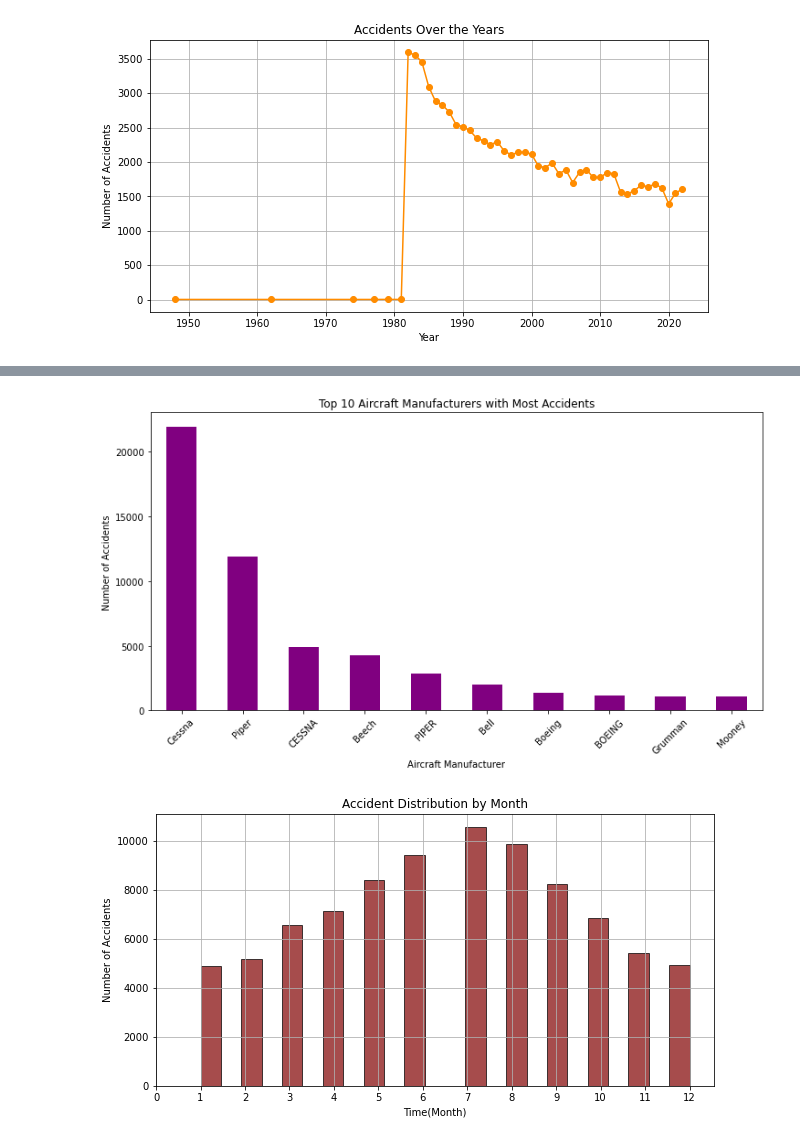
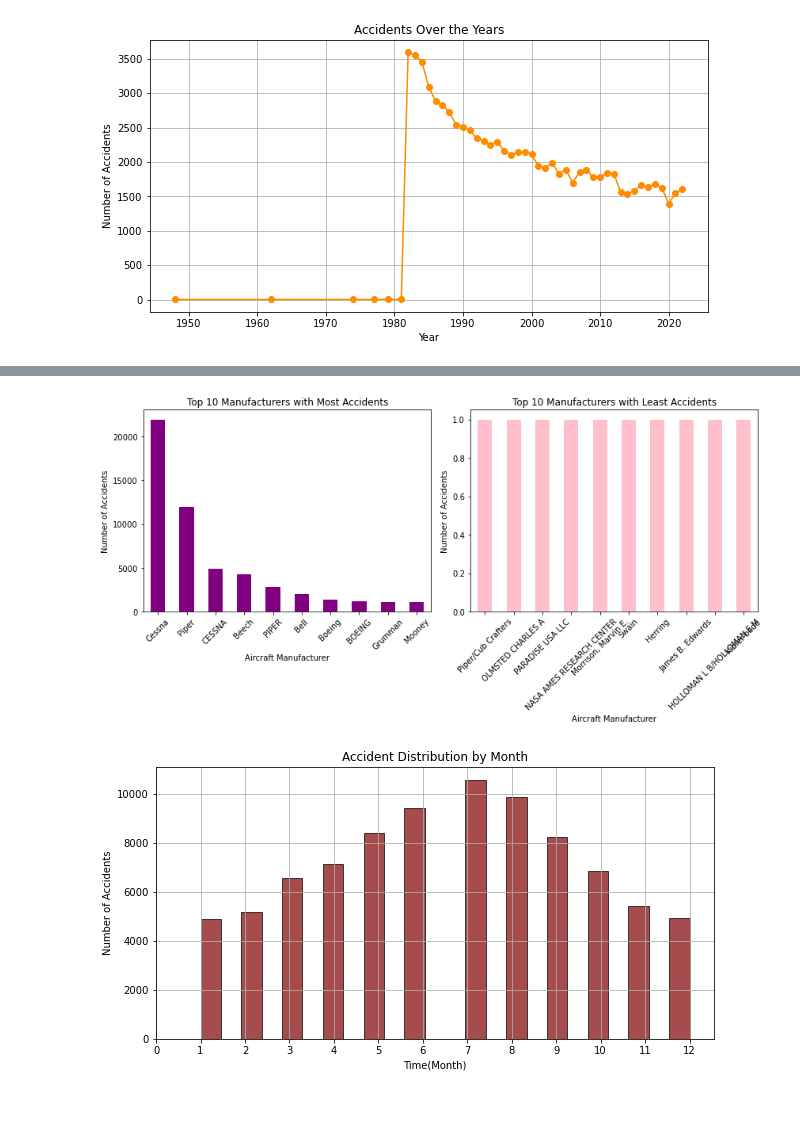
Before and after one commit to mknlewis/Phase-1-Project, a Jupyter notebook: DOREEN.ipynb, the cells around one changed output, grey strips where cells are left out. Saved outputs shown, nothing was run; the diff lists cells and outputs as text; code cells hidden in the pictures; blank space fills up the shorter version.

```diff
--- a/DOREEN.ipynb
+++ b/DOREEN.ipynb
@@ -294,17 +296,32 @@ plt.show()
-# %%
-# Top ten manufacturers with the most accidents
-top_manufacturers = df['Make'].value_counts().nlargest(10)  # Top 10 manufacturers
-
-# Plot
-plt.figure(figsize=(12, 6))
-top_manufacturers.plot(kind='bar', color='purple')
-plt.xlabel('Aircraft Manufacturer')
-plt.ylabel('Number of Accidents')
-plt.title('Top 10 Aircraft Manufacturers with Most Accidents')
-plt.xticks(rotation=45)
-plt.show()
-# %% [output]
-[figure, removed]
+# %%
+# Get top 10 manufacturers with most accidents
+top_manufacturers = df['Make'].value_counts().nlargest(10)
+
+# Get bottom 10 manufacturers with least accidents
+least_manufacturers = df['Make'].value_counts().nsmallest(10)
+
+# Create subplots
+fig, axes = plt.subplots(1, 2, figsize=(12, 6))
+
+# Plot top 10 manufacturers with most accidents
+top_manufacturers.plot(kind='bar', color='purple', ax=axes[0])
+axes[0].set_xlabel('Aircraft Manufacturer')
+axes[0].set_ylabel('Number of Accidents')
+axes[0].set_title('Top 10 Manufacturers with Most Accidents')
+axes[0].tick_params(axis='x', rotation=45)
+
+# Plot top 10 manufacturers with least accidents
+least_manufacturers.plot(kind='bar', color='pink', ax=axes[1])
+axes[1].set_xlabel('Aircraft Manufacturer')
+axes[1].set_ylabel('Number of Accidents')
+axes[1].set_title('Top 10 Manufacturers with Least Accidents')
+axes[1].tick_params(axis='x', rotation=45)
+
+# Adjust layout
+plt.tight_layout()
+plt.show()
+# %% [output]
+[figure, added]
 # %%
 # Accidents per Month
 df['Month'] = pd.to_datetime(df['Event.Date'], errors='coerce').dt.month  # Extract month from time
```
Also changed, not shown: parts of 2 cells of this notebook.
